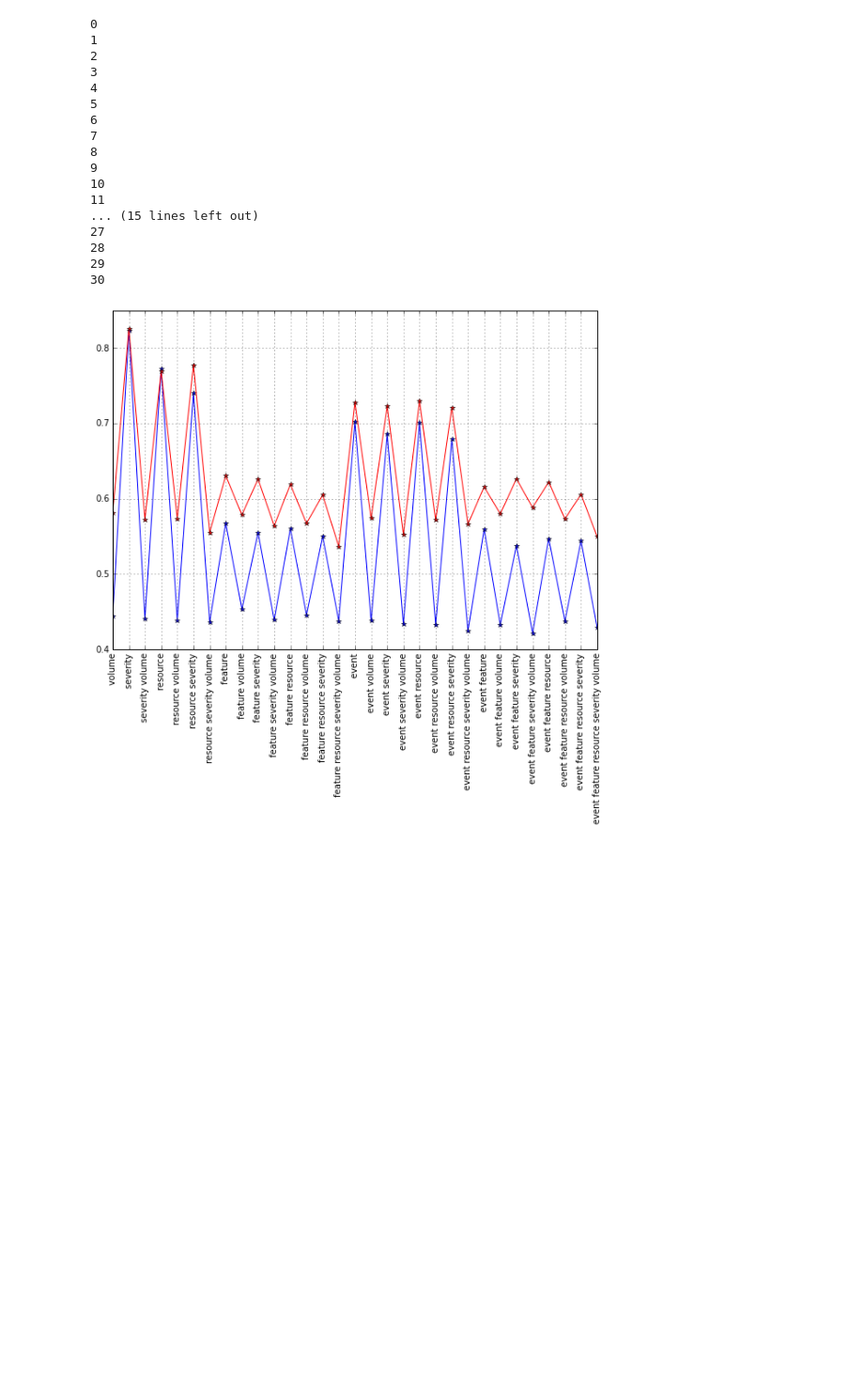
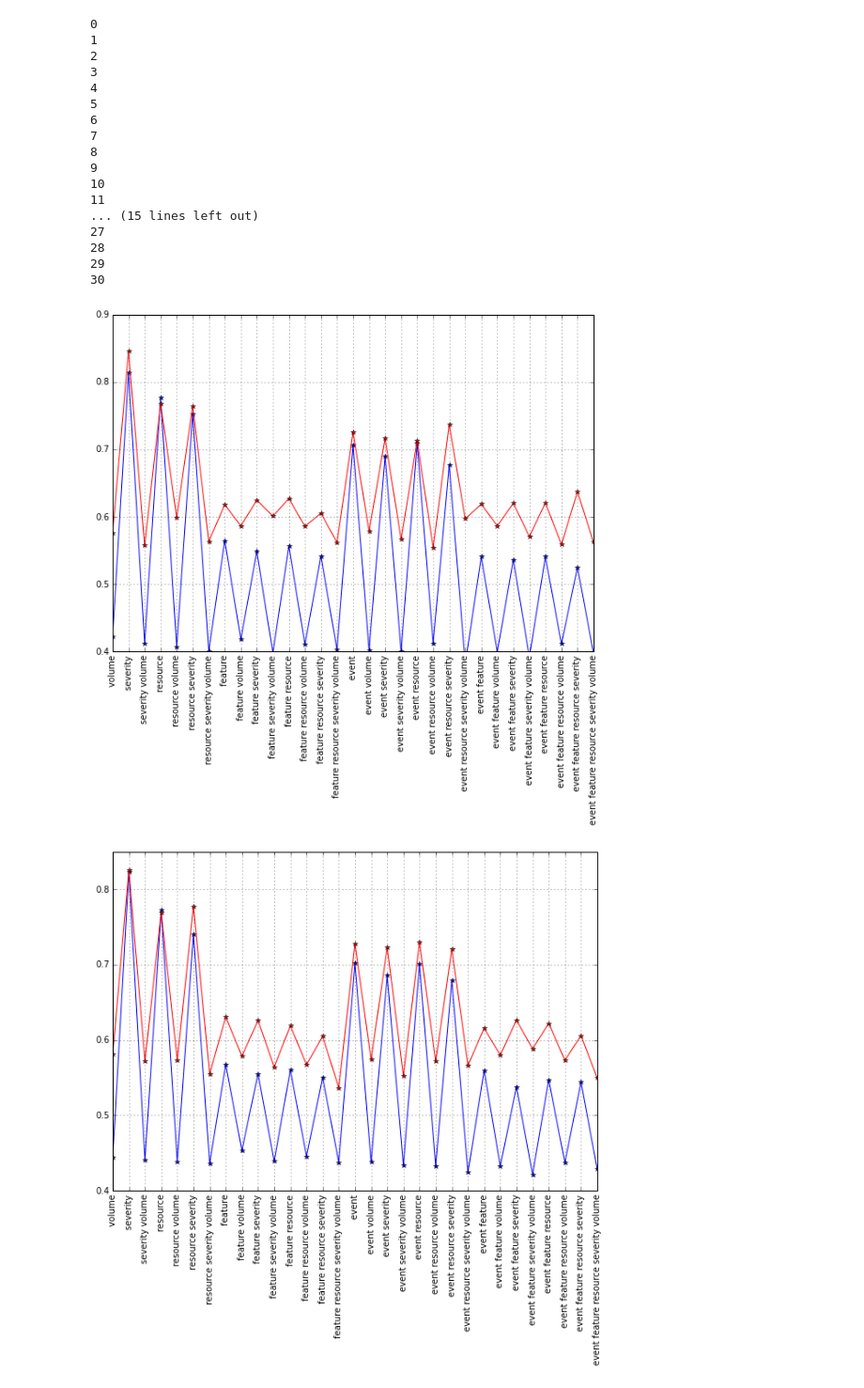
Before and after one commit to emmygold1/kaggle_proj, a Jupyter notebook: telstra/xgboost.ipynb, the cells around one changed output. Shown at 94% size. Cells and saved outputs as stored; diff of their text form; code cells hidden in the pictures; blank space fills up the shorter version.

Commit message:
kaggle telstra: exploring xgboost parameters

```diff
--- a/telstra/xgboost.ipynb
+++ b/telstra/xgboost.ipynb
@@ -29,17 +30,20 @@ xgmat = xgb.DMatrix(train.iloc[:, 3:], label=train.loc[:, 'fault_severity'])
 param = {}
 # use logistic regression loss
 param['objective'] = 'multi:softprob'
-param['bst:eta'] = 0.1
+param['bst:eta'] = 0.12
 param['bst:max_depth'] = 6
 param['eval_metric'] = 'mlogloss'
 param['silent'] = 1
 param['nthread'] = 4
 param['num_class'] = 3
+param['gamma'] = 0.7
+param['max_depth'] = 7
+param['subsample'] = .5
 # %%
 insample_evaluates = []
 outsample_evaluates = []
 com_cats = []
-num_round = 150
+num_round = 200
 plst = list(param.items())
 pattern = r'.*:(?P<evaluate>0.\d*)'
 for rid, com_range in enumerate(full_ranges[1:]):
@@ -79,6 +83,16 @@ res = pd.DataFrame(
 28
 29
 30
+# %%
+plt.figure(figsize=(10, 7))
+ax = plt.subplot(111)
+res.loc[:, 'insample_evaluates'].plot(kind='line', ax=ax, rot=90, marker='*', ylim=(0.4, 0.9))
+res.loc[:, 'outsample_evaluates'].plot(kind='line', ax=ax, color='r', rot=90, marker='*', ylim=(0.4, 0.9))
+plt.xticks(range(len(res.index)), res.index)
+plt.grid()
+plt.show()
+# %% [output]
+[figure, added]
 # %%
 plt.figure(figsize=(10, 7))
 ax = plt.subplot(111)
```
Also changed, not shown: parts of 10 cells of this notebook.
